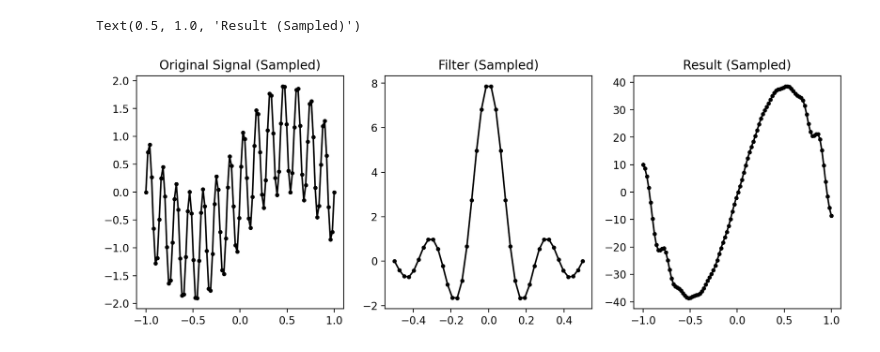
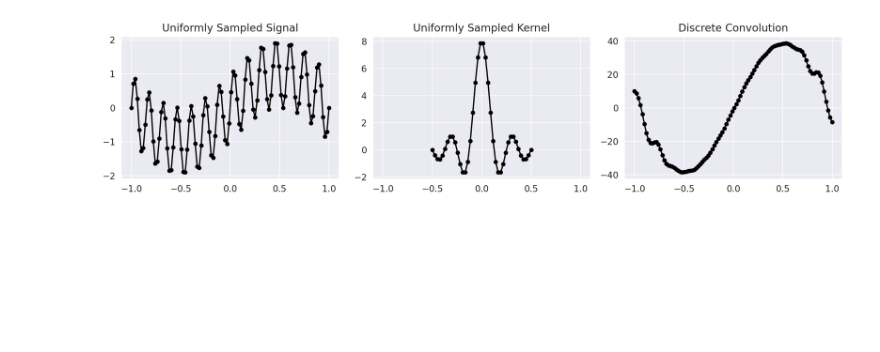
Before and after one commit to AlgorithmicDataReduction/PyTorch-QuadConv, a Jupyter notebook: notebooks/paper_motivation.ipynb, the cells around one changed output. Cells and saved outputs as stored; diff of their text form; code cells hidden in the pictures; blank space fills up the shorter version.

```diff
--- a/notebooks/paper_motivation.ipynb
+++ b/notebooks/paper_motivation.ipynb
@@ -8,6 +8,10 @@ from pathlib import Path
 import yaml
 import matplotlib.ticker as ticker
 import matplotlib.colors as colors
+
+import seaborn as sns
+
+sns.set_style("darkgrid")
 # %%
 B_stop = 4
 
@@ -93,13 +101,21 @@ no_weights = custom_conv(qsampled_total, filt_func, np.ones_like(quad_nodes), qu
+# %%
+ms = 8
+mfc = 'black'
 # %%
-fig,(ax1,ax2,ax3) = plt.subplots(1,3, figsize=(12,4), dpi=200)
+fig, ax = plt.subplots(1,3, figsize=(12,3), dpi=200)
 
+for a in ax:
+    a.set_xticks([-1, -0.5, 0, 0.5, 1])
+    a.set_xlim(-1.1, 1.1)
 
-ax1.plot(x_cts,total_sig, color='black')
-ax1.set_title(label='Original Signal (Continuous)')
+ax[0].plot(x_cts,total_sig, color='black')
+ax[0].set_title(label='Continuous Signal')
 
-ax2.plot(x_cts,ideal_filt, color='black')
-ax2.set_title(label='Filter (Continuous)')
+ax[1].plot(x_cts,ideal_filt, color='black')
+ax[1].set_title(label='Continuous Kernel')
 
-ax3.plot(x_cts,analytic_result, color='black')
-ax3.set_title(label='Result (Continuous)')
+ax[2].plot(x_cts,analytic_result, color='black')
+ax[2].set_title(label='Continuous Convolution')
+
+fig.tight_layout()
 # %% [output]
@@ -108,15 +125,19 @@ Text(0.5, 1.0, 'Result (Continuous)')
 # %%
-fig,(ax1,ax2,ax3) = plt.subplots(1,3, figsize=(12,4), dpi=200)
+fig, ax = plt.subplots(1, 3, figsize=(12,3), dpi=200)
 
+for a in ax:
+    a.set_xticks([-1, -0.5, 0, 0.5, 1])
+    a.set_xlim(-1.1, 1.1)
 
-ax1.plot(sampled,sampled_total, color='black', marker='.' )
-ax1.set_title(label='Original Signal (Sampled)')
+ax[0].plot(sampled, sampled_total, color='black', marker='.', ms=ms, mfc=mfc)
+ax[0].set_title(label='Uniformly Sampled Signal')
 
-ax2.plot(sampled_small,sampled_filt, color='black', marker='.' )
-ax2.set_title(label='Filter (Sampled)')
+ax[1].plot(sampled_small, sampled_filt, color='black', marker='.', ms=ms, mfc=mfc)
+ax[1].set_title(label='Uniformly Sampled Kernel')
 
-ax3.plot(sampled,sampled_result, color='black', marker='.' )
-ax3.set_title(label='Result (Sampled)')
+ax[2].plot(sampled, sampled_result, color='black', marker='.', ms=ms, mfc=mfc)
+ax[2].set_title(label='Discrete Convolution')
+
+fig.tight_layout()
 # %% [output]
-Text(0.5, 1.0, 'Result (Sampled)')
-[figure, old version]
+[figure, new version]
```
Also changed, not shown: parts of 12 cells of this notebook, 3 other files.
